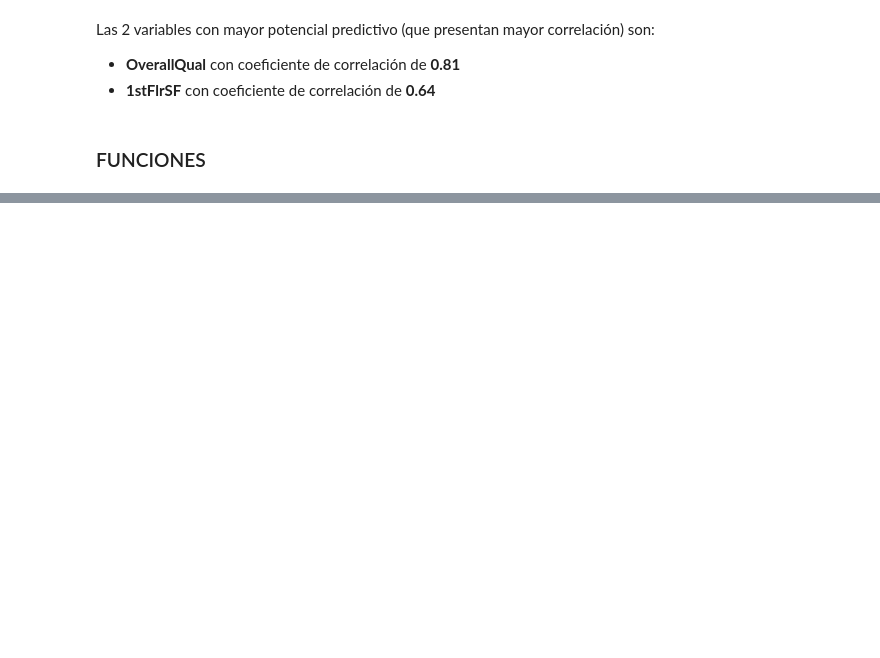
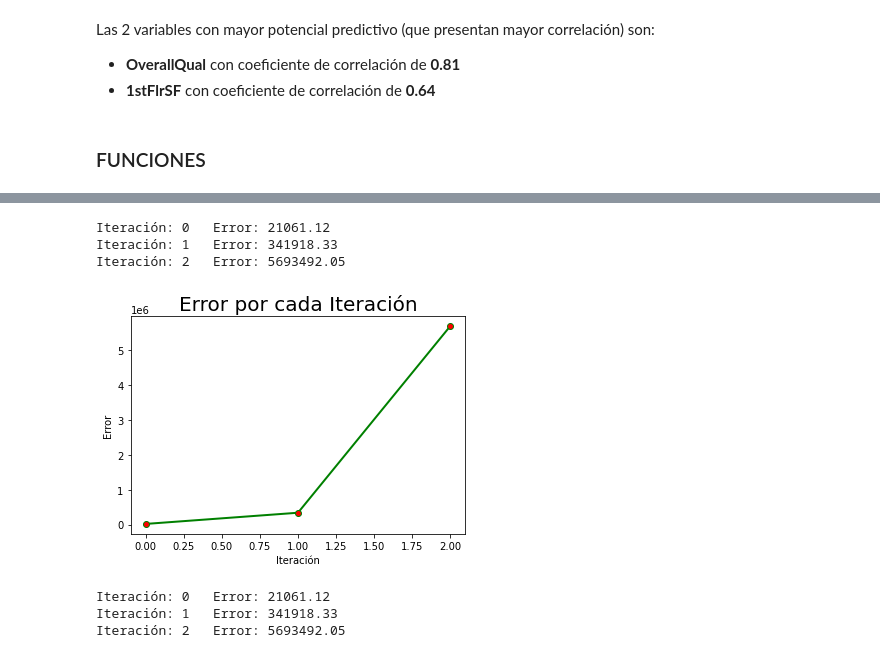
Before and after one commit to navas604/Ciencia-de-Datos-en-Python, a Jupyter notebook: Proyecto.ipynb, the cells around one changed output, grey strips where cells are left out. Cells and saved outputs as stored; diff of their text form; code cells hidden in the pictures; blank space fills up the shorter version.

```diff
--- a/Proyecto.ipynb
+++ b/Proyecto.ipynb
@@ -450,0 +348,10 @@ len(train)
+# %%
+# Datos de prueba brindados en el excel
+
+x = [65, 80, 68]
+y = [208.5, 181.5, 223.5]
+epochs = 3
+imprimir_error_cada = 1
+lr = 0.001
+
+train_function(x, y, epochs, imprimir_error_cada, lr)
@@ -450,0 +370,26 @@ len(train)
+# %%
+# Función para graficar como cambia el Error por cada Iteración
+
+def error_por_iteracion_graph(errores):
+
+  plt.plot(list(errores.keys()), list(errores.values()), color="green", linewidth=2, marker='.', ms=12, mfc='red')
+
+  plt.title("Error por cada Iteración", fontdict={"fontsize":20, "color":"black"})
+  plt.xlabel("Iteración")
+  plt.ylabel("Error")
+
+  return plt.show()
+# %%
+# Capturar lo que retorna la funcion de entrenamiento en variables
+
+line1, text1, modelos, line2, text2, errores = train_function(x, y, epochs, imprimir_error_cada, lr)
+# %% [output]
+Iteración: 0   Error: 21061.12
+Iteración: 1   Error: 341918.33
+Iteración: 2   Error: 5693492.05
+# %%
+# Graficar error por cada interación
+
+error_por_iteracion_graph(errores)
+# %% [output]
+[figure, added]
@@ -450,0 +420,8 @@ len(train)
+# %%
+# Capturar lo que retorna la funcion de entrenamiento en variables
+
+line1, text1, modelos, line2, text2, errores = train_function(x, y, epochs, imprimir_error_cada, lr)
+# %% [output]
+Iteración: 0   Error: 21061.12
+Iteración: 1   Error: 341918.33
+Iteración: 2   Error: 5693492.05
```
Also changed, not shown: parts of 18 cells of this notebook.
